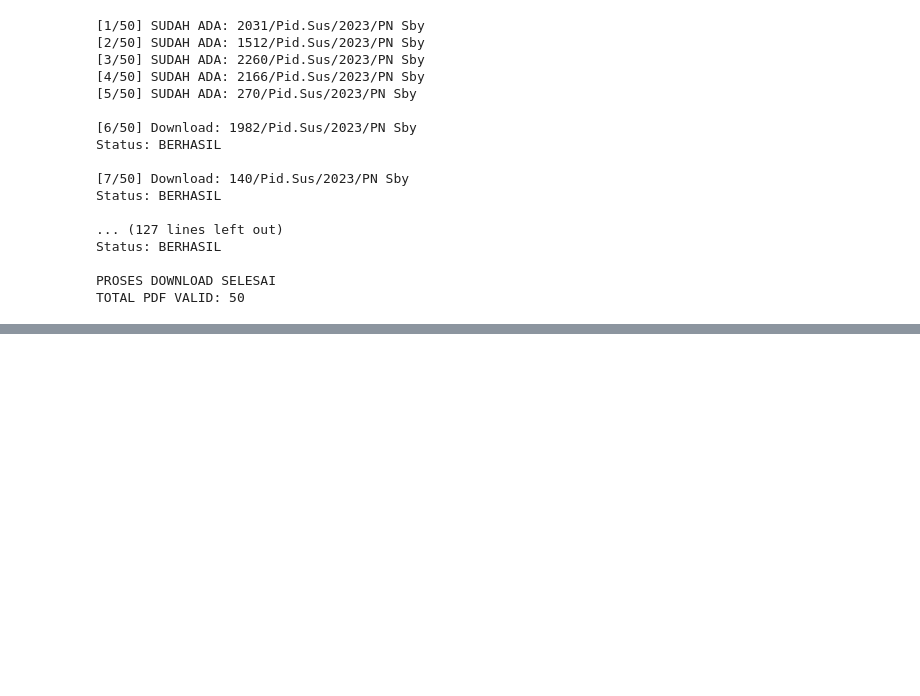
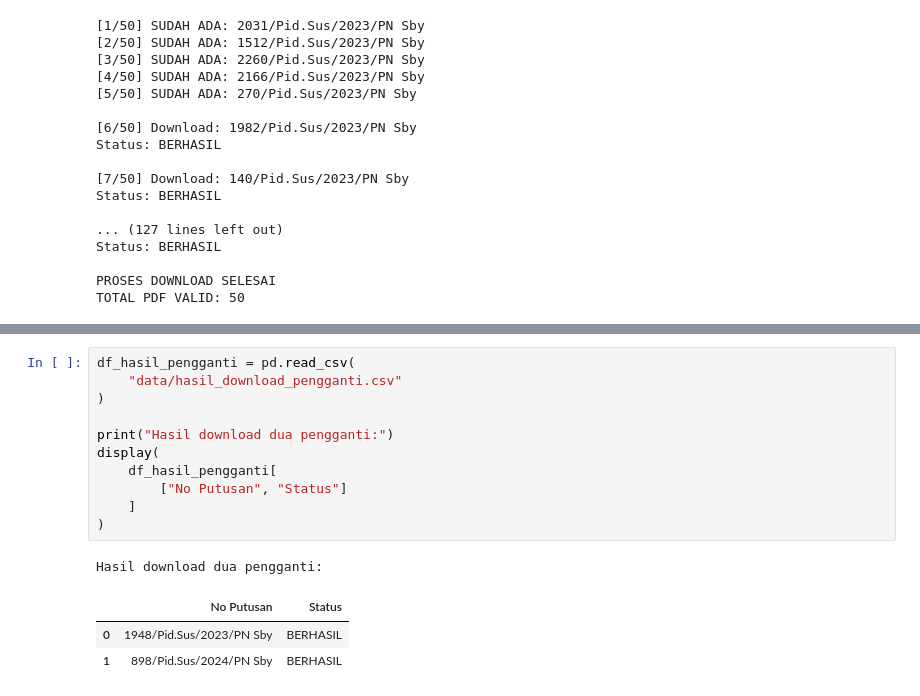
Before and after one commit to shefiramarizcha62-sudo/Dataset-Narkotika_027_199, a Jupyter notebook: 03_download_pdf.ipynb, the cells around one changed output, grey strips where cells are left out. Drawn from its saved outputs; the diff is of its cells as text; blank space fills up the shorter version.

```diff
--- a/03_download_pdf.ipynb
+++ b/03_download_pdf.ipynb
@@ -282,0 +409,16 @@ TOTAL PDF VALID: 50
+# %%
+df_hasil_pengganti = pd.read_csv(
+    "data/hasil_download_pengganti.csv"
+)
+
+print("Hasil download dua pengganti:")
+display(
+    df_hasil_pengganti[
+        ["No Putusan", "Status"]
+    ]
+)
+# %% [output]
+Hasil download dua pengganti:
+|  | No Putusan | Status |
+| 0 | 1948/Pid.Sus/2023/PN Sby | BERHASIL |
+| 1 | 898/Pid.Sus/2024/PN Sby | BERHASIL |
```
Also changed, not shown: parts of 19 cells of this notebook, 5 other files.
